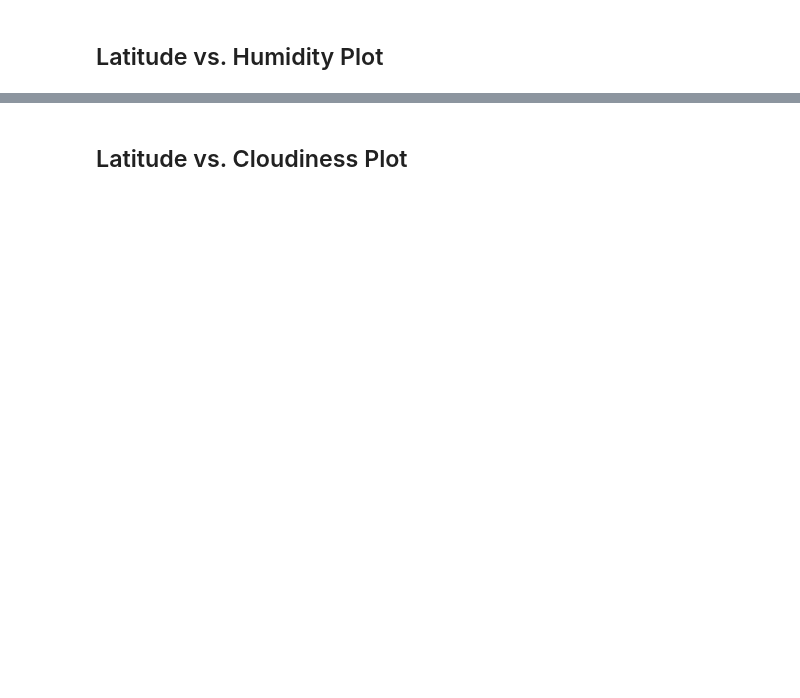
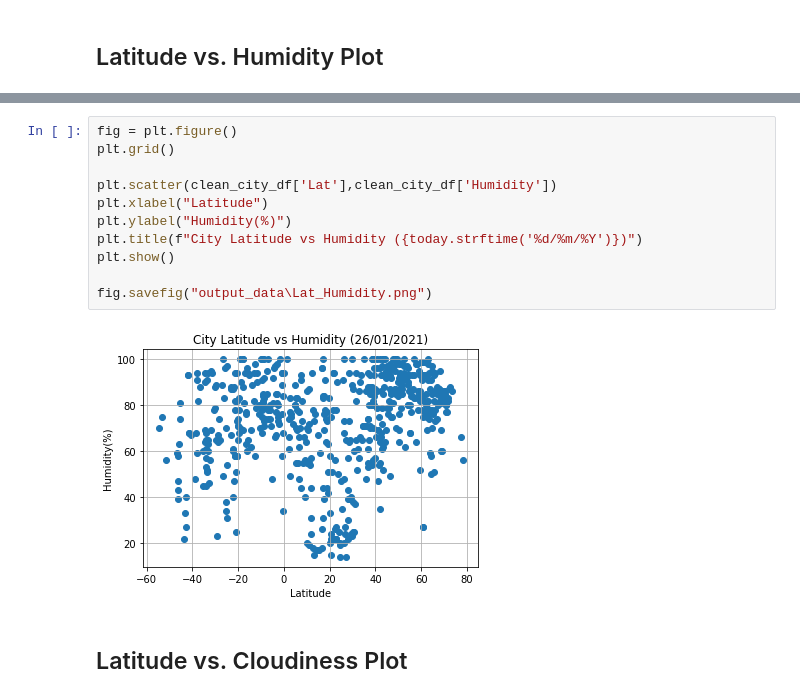
Before and after one commit to pratixashah/Python-API, a Jupyter notebook: WeatherPy/WeatherPy.ipynb, the cells around one changed output, grey strips where cells are left out. Cells and saved outputs as stored; diff of their text form; blank space fills up the shorter version.

```diff
--- a/WeatherPy/WeatherPy.ipynb
+++ b/WeatherPy/WeatherPy.ipynb
@@ -278,2 +246,15 @@ Int64Index([], dtype='int64')
+# %%
+fig = plt.figure()
+plt.grid()
+
+plt.scatter(clean_city_df['Lat'],clean_city_df['Humidity'])
+plt.xlabel("Latitude")
+plt.ylabel("Humidity(%)")
+plt.title(f"City Latitude vs Humidity ({today.strftime('%d/%m/%Y')})")
+plt.show()
+
+fig.savefig("output_data\Lat_Humidity.png")
+# %% [output]
+[figure, added]
 # %% [markdown]
 ## Latitude vs. Cloudiness Plot
```
Also changed, not shown: parts of 22 cells of this notebook, 4 other files.
